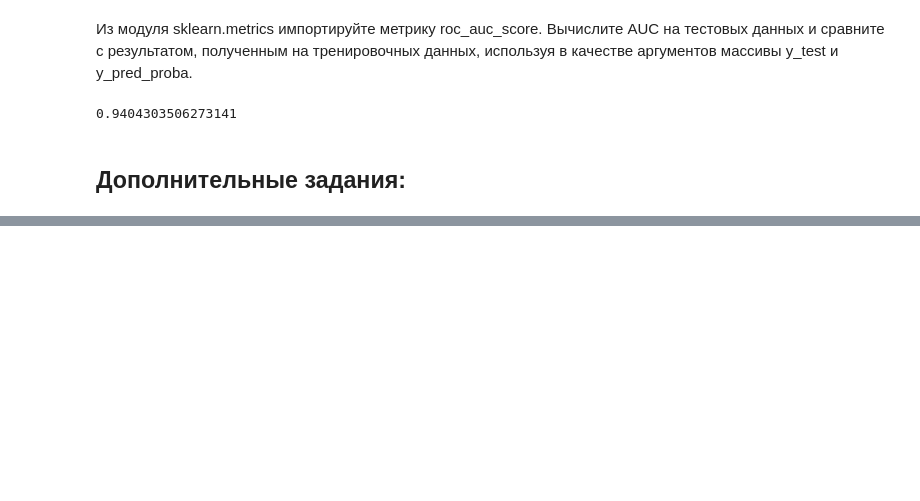
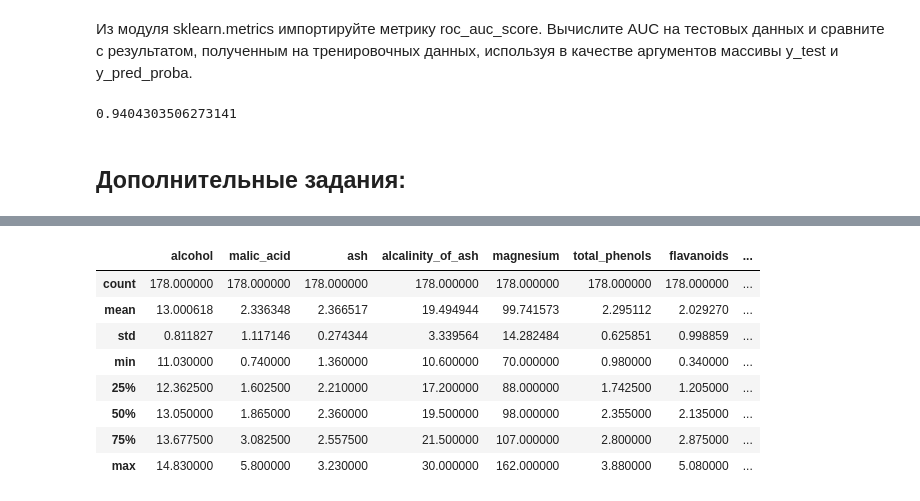
Before and after one commit to tvoretz/GB.BigData.DB.All, a Jupyter notebook: Python DS/ДЗ. Урок 6. Видеоурок. Обучение с учителем в Scikit-learn.ipynb, the cells around one changed output, grey strips where cells are left out. Drawn from its saved outputs; the diff is of its cells as text; code cells hidden in the pictures; blank space fills up the shorter version.

```diff
--- a/Python DS/ДЗ. Урок 6. Видеоурок. Обучение с учителем в Scikit-learn.ipynb
+++ b/Python DS/ДЗ. Урок 6. Видеоурок. Обучение с учителем в Scikit-learn.ipynb
@@ -230,0 +365,18 @@ roc_auc_score(y_test, y_pred_proba)
+# %%
+X.drop('target', axis=1, inplace=True)
+# %%
+for value in high_corr:
+    new_col = value + '_2'
+    X[new_col] = X[value] * X[value]
+# %%
+X.describe()
+# %% [output]
+|  | alcohol | malic_acid | ash | alcalinity_of_ash | magnesium | total_phenols | flavanoids | ... |
+| count | 178.000000 | 178.000000 | 178.000000 | 178.000000 | 178.000000 | 178.000000 | 178.000000 | ... |
+| mean | 13.000618 | 2.336348 | 2.366517 | 19.494944 | 99.741573 | 2.295112 | 2.029270 | ... |
+| std | 0.811827 | 1.117146 | 0.274344 | 3.339564 | 14.282484 | 0.625851 | 0.998859 | ... |
+| min | 11.030000 | 0.740000 | 1.360000 | 10.600000 | 70.000000 | 0.980000 | 0.340000 | ... |
+| 25% | 12.362500 | 1.602500 | 2.210000 | 17.200000 | 88.000000 | 1.742500 | 1.205000 | ... |
+| 50% | 13.050000 | 1.865000 | 2.360000 | 19.500000 | 98.000000 | 2.355000 | 2.135000 | ... |
+| 75% | 13.677500 | 3.082500 | 2.557500 | 21.500000 | 107.000000 | 2.800000 | 2.875000 | ... |
+| max | 14.830000 | 5.800000 | 3.230000 | 30.000000 | 162.000000 | 3.880000 | 5.080000 | ... |
```
Also changed, not shown: parts of 23 cells of this notebook.
